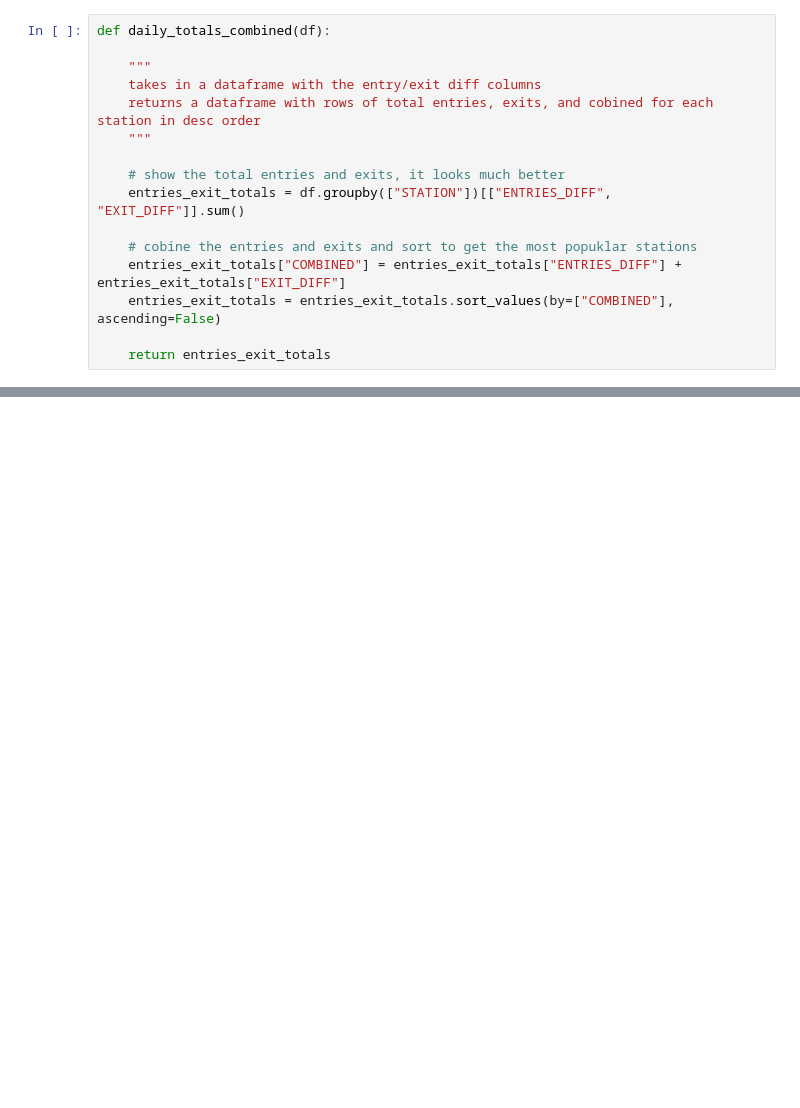
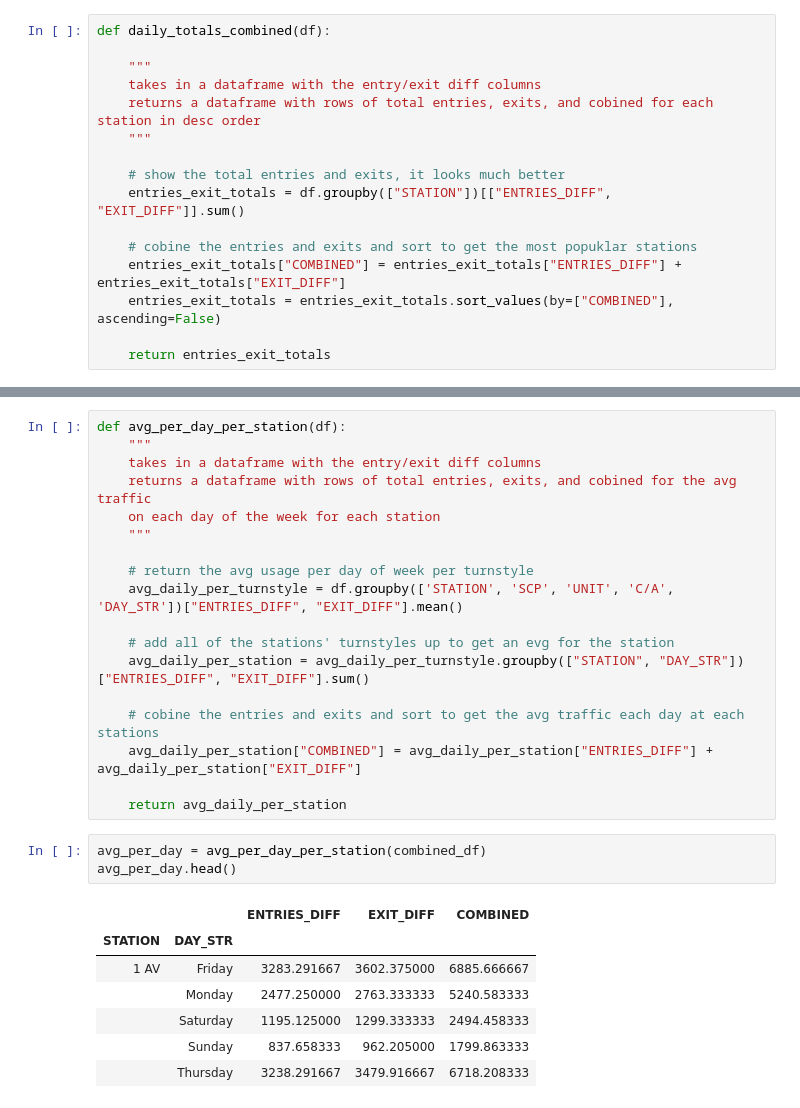
Before and after one commit to ry-werth/metis-project-1-mta-study, a Jupyter notebook: Ryan_Playground/functions.ipynb, the cells around one changed output, grey strips where cells are left out. Cells and saved outputs as stored; diff of their text form; blank space fills up the shorter version.

```diff
--- a/Ryan_Playground/functions.ipynb
+++ b/Ryan_Playground/functions.ipynb
@@ -114,0 +156,29 @@ daily_totals
+# %%
+def avg_per_day_per_station(df):
+    """
+    takes in a dataframe with the entry/exit diff columns
+    returns a dataframe with rows of total entries, exits, and cobined for the avg traffic
+    on each day of the week for each station
+    """
+
+    # return the avg usage per day of week per turnstyle
+    avg_daily_per_turnstyle = df.groupby(['STATION', 'SCP', 'UNIT', 'C/A', 'DAY_STR'])["ENTRIES_DIFF", "EXIT_DIFF"].mean()
+
+    # add all of the stations' turnstyles up to get an evg for the station
+    avg_daily_per_station = avg_daily_per_turnstyle.groupby(["STATION", "DAY_STR"])["ENTRIES_DIFF", "EXIT_DIFF"].sum()
+
+    # cobine the entries and exits and sort to get the avg traffic each day at each stations
+    avg_daily_per_station["COMBINED"] = avg_daily_per_station["ENTRIES_DIFF"] + avg_daily_per_station["EXIT_DIFF"]
+
+    return avg_daily_per_station
+# %%
+avg_per_day = avg_per_day_per_station(combined_df)
+avg_per_day.head()
+# %% [output]
+|  |  | ENTRIES_DIFF | EXIT_DIFF | COMBINED |
+| STATION | DAY_STR |  |  |  |
+| 1 AV | Friday | 3283.291667 | 3602.375000 | 6885.666667 |
+|  | Monday | 2477.250000 | 2763.333333 | 5240.583333 |
+|  | Saturday | 1195.125000 | 1299.333333 | 2494.458333 |
+|  | Sunday | 837.658333 | 962.205000 | 1799.863333 |
+|  | Thursday | 3238.291667 | 3479.916667 | 6718.208333 |
```
Also changed, not shown: parts of 4 cells of this notebook.
